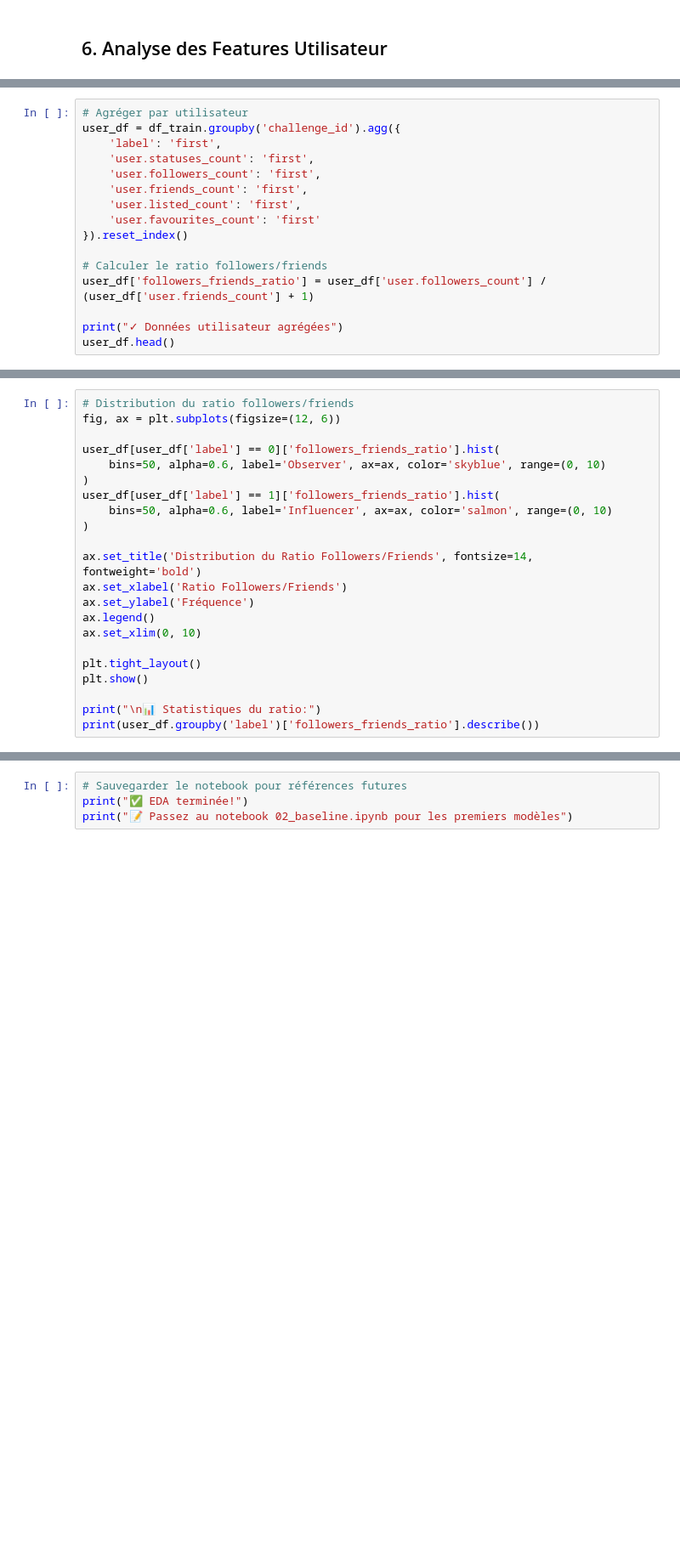
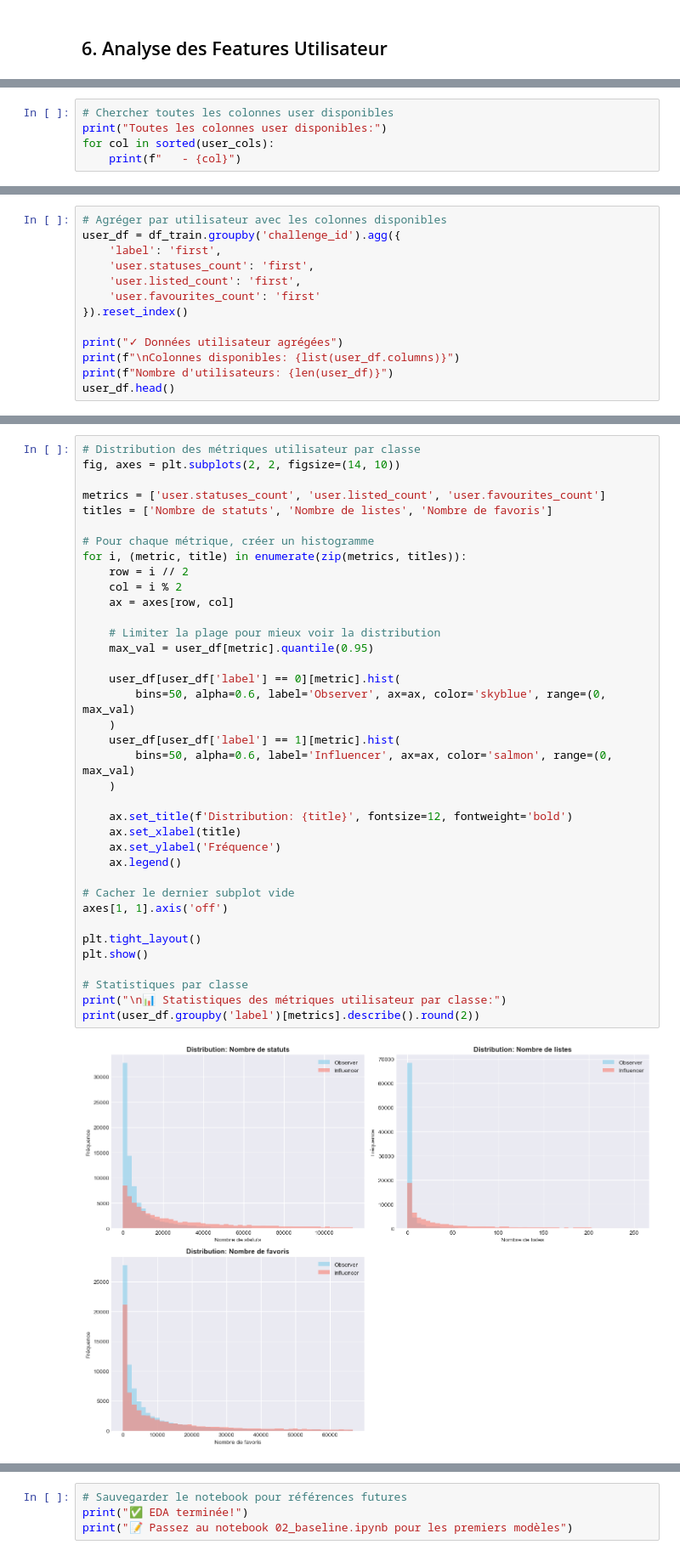
Before and after one commit to fajl88/influencer-or-observer, a Jupyter notebook: notebooks/01_EDA.ipynb, the cells around one changed output, grey strips where cells are left out. Shown at 85% size. Cells and saved outputs as stored; diff of their text form; blank space fills up the shorter version.

Commit message:
EDA: fix data loading and adapt user-feature analysis in 01_EDA.ipynb

```diff
--- a/notebooks/01_EDA.ipynb
+++ b/notebooks/01_EDA.ipynb
@@ -200,0 +363,5 @@ print(user_cols[:10])
+# %%
+# Chercher toutes les colonnes user disponibles
+print("Toutes les colonnes user disponibles:")
+for col in sorted(user_cols):
+    print(f"   - {col}")
@@ -201,16 +386,13 @@ print(user_cols[:10])
 # %%
-# Agréger par utilisateur
+# Agréger par utilisateur avec les colonnes disponibles
 user_df = df_train.groupby('challenge_id').agg({
     'label': 'first',
     'user.statuses_count': 'first',
-    'user.followers_count': 'first',
-    'user.friends_count': 'first',
     'user.listed_count': 'first',
     'user.favourites_count': 'first'
 }).reset_index()
 
-# Calculer le ratio followers/friends
-user_df['followers_friends_ratio'] = user_df['user.followers_count'] / (user_df['user.friends_count'] + 1)
-
 print("✓ Données utilisateur agrégées")
+print(f"\nColonnes disponibles: {list(user_df.columns)}")
+print(f"Nombre d'utilisateurs: {len(user_df)}")
 user_df.head()
@@ -217,22 +410,39 @@ user_df.head()
 # %%
-# Distribution du ratio followers/friends
-fig, ax = plt.subplots(figsize=(12, 6))
+# Distribution des métriques utilisateur par classe
+fig, axes = plt.subplots(2, 2, figsize=(14, 10))
 
-user_df[user_df['label'] == 0]['followers_friends_ratio'].hist(
-    bins=50, alpha=0.6, label='Observer', ax=ax, color='skyblue', range=(0, 10)
-)
-user_df[user_df['label'] == 1]['followers_friends_ratio'].hist(
-    bins=50, alpha=0.6, label='Influencer', ax=ax, color='salmon', range=(0, 10)
-)
+metrics = ['user.statuses_count', 'user.listed_count', 'user.favourites_count']
+titles = ['Nombre de statuts', 'Nombre de listes', 'Nombre de favoris']
 
-ax.set_title('Distribution du Ratio Followers/Friends', fontsize=14, fontweight='bold')
-ax.set_xlabel('Ratio Followers/Friends')
-ax.set_ylabel('Fréquence')
-ax.legend()
-ax.set_xlim(0, 10)
+# Pour chaque métrique, créer un histogramme
+for i, (metric, title) in enumerate(zip(metrics, titles)):
+    row = i // 2
+    col = i % 2
+    ax = axes[row, col]
+
+    # Limiter la plage pour mieux voir la distribution
+    max_val = user_df[metric].quantile(0.95)
+
+    user_df[user_df['label'] == 0][metric].hist(
+        bins=50, alpha=0.6, label='Observer', ax=ax, color='skyblue', range=(0, max_val)
+    )
+    user_df[user_df['label'] == 1][metric].hist(
+        bins=50, alpha=0.6, label='Influencer', ax=ax, color='salmon', range=(0, max_val)
+    )
+
+    ax.set_title(f'Distribution: {title}', fontsize=12, fontweight='bold')
+    ax.set_xlabel(title)
+    ax.set_ylabel('Fréquence')
+    ax.legend()
+
+# Cacher le dernier subplot vide
+axes[1, 1].axis('off')
 
 plt.tight_layout()
 plt.show()
 
-print("\n📊 Statistiques du ratio:")
-print(user_df.groupby('label')['followers_friends_ratio'].describe())
+# Statistiques par classe
+print("\n📊 Statistiques des métriques utilisateur par classe:")
+print(user_df.groupby('label')[metrics].describe().round(2))
+# %% [output]
+[figure, added]
```
Also changed, not shown: parts of 15 cells of this notebook.
